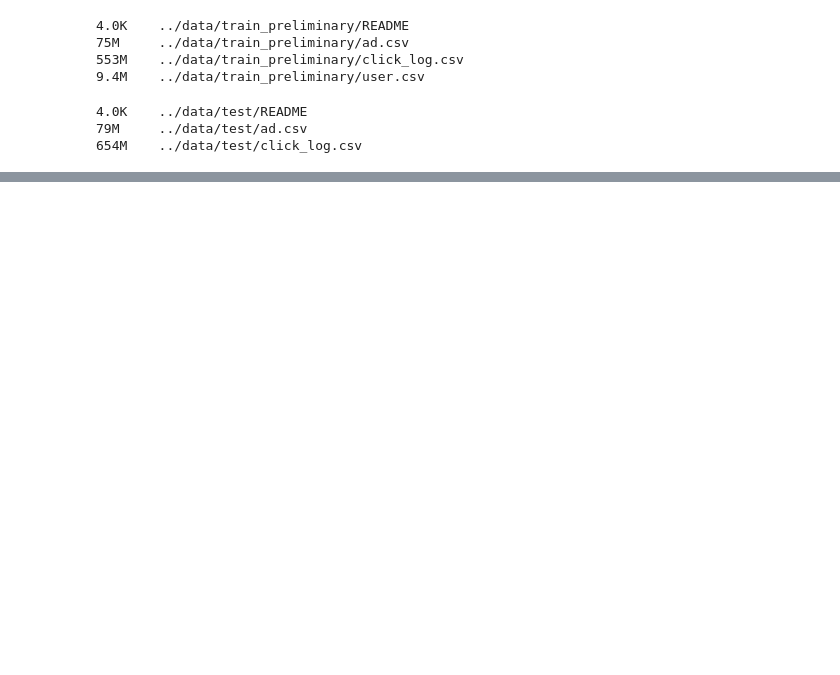
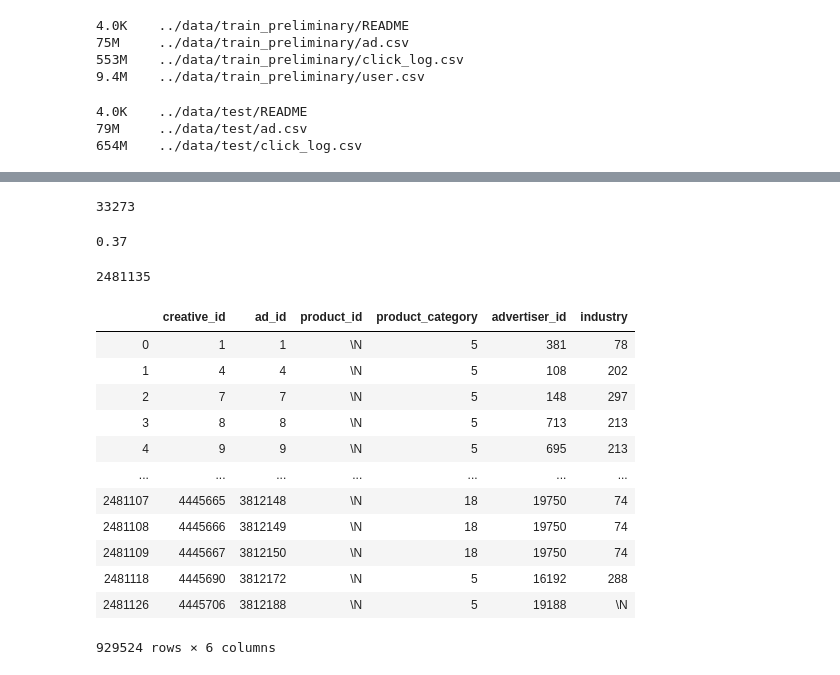
Before and after one commit to DevinWang23/tencent_2020_ad_competition, a Jupyter notebook: jupyter_notebook/data_reformat.ipynb, the cells around one changed output, grey strips where cells are left out. Drawn from its saved outputs; the diff is of its cells as text; code cells hidden in the pictures; blank space fills up the shorter version.

```diff
--- a/jupyter_notebook/data_reformat.ipynb
+++ b/jupyter_notebook/data_reformat.ipynb
@@ -58,0 +107,29 @@ ad_df = pd.read_csv(os.path.join(conf.ROUND_ONE_TRAIN_DATA_DIR, 'ad.csv'))
+# %%
+len(train_ad_df['product_id'].unique())
+# %% [output]
+33273
+# %%
+round(len(train_ad_df[train_ad_df.product_id=='\\N'])/len(train_ad_df),2)
+# %% [output]
+0.37
+# %%
+len(train_ad_df)
+# %% [output]
+2481135
+# %%
+mask = train_ad_df.product_id=='\\N'
+train_ad_df[mask]
+# %% [output]
+|  | creative_id | ad_id | product_id | product_category | advertiser_id | industry |
+| 0 | 1 | 1 | \N | 5 | 381 | 78 |
+| 1 | 4 | 4 | \N | 5 | 108 | 202 |
+| 2 | 7 | 7 | \N | 5 | 148 | 297 |
+| 3 | 8 | 8 | \N | 5 | 713 | 213 |
+| 4 | 9 | 9 | \N | 5 | 695 | 213 |
+| ... | ... | ... | ... | ... | ... | ... |
+| 2481107 | 4445665 | 3812148 | \N | 18 | 19750 | 74 |
+| 2481108 | 4445666 | 3812149 | \N | 18 | 19750 | 74 |
+| 2481109 | 4445667 | 3812150 | \N | 18 | 19750 | 74 |
+| 2481118 | 4445690 | 3812172 | \N | 5 | 16192 | 288 |
+| 2481126 | 4445706 | 3812188 | \N | 5 | 19188 | \N |
+929524 rows × 6 columns
```
Also changed, not shown: parts of 49 cells of this notebook, 11 other files.
